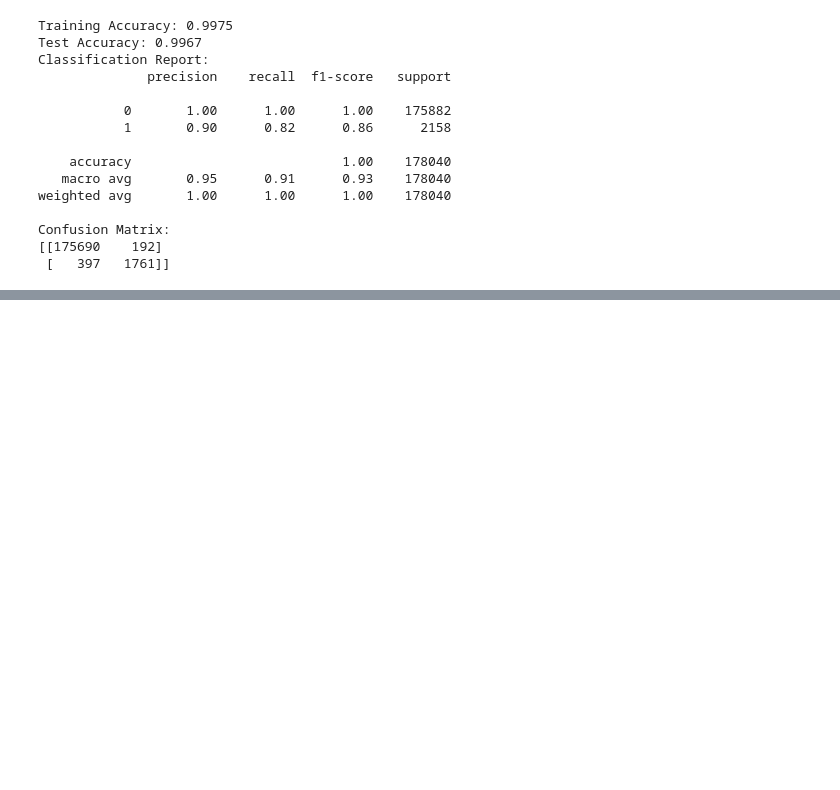
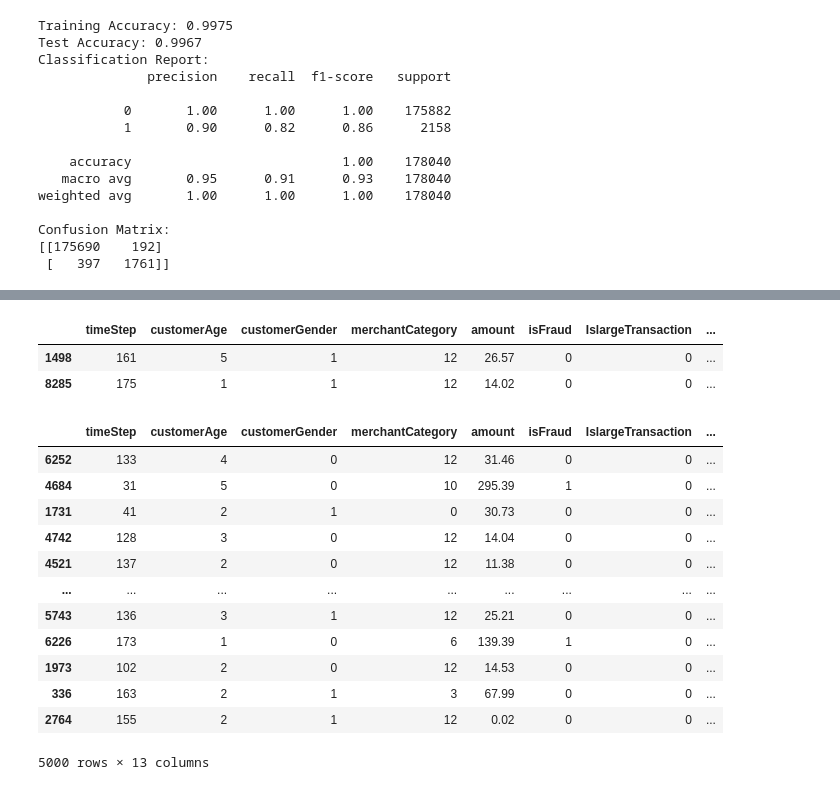
Before and after one commit to 21062872/fraud-detection-rag, a Jupyter notebook: code_files/main.ipynb, the cells around one changed output, grey strips where cells are left out. Cells and saved outputs as stored; diff of their text form; code cells hidden in the pictures; blank space fills up the shorter version.

```diff
--- a/code_files/main.ipynb
+++ b/code_files/main.ipynb
@@ -962,0 +1413,28 @@ Confusion Matrix:
+# %%
+def detect_anomalies(cosine_dissimilarity_matrix, threshold_multiplier=2.5):
+    """
+    Detects anomalies in a cosine dissimilarity matrix based on a calculated threshold.
+
+    Parameters:
+    - cosine_dissimilarity_matrix: np.ndarray
+        A 2D numpy array representing the cosine dissimilarity matrix.
+    - threshold_multiplier: float, optional (default=1.5)
+        Multiplier for the standard deviation to calculate the threshold for anomalies.
+
+    Returns:
+    - threshold: float
+        The calculated threshold for identifying anomalies.
+    - anomaly_indices: tuple of np.ndarray
+        Indices of the anomalies in the dissimilarity matrix.
+    """
+    # Calculate mean and standard deviation of the dissimilarity matrix
+    mean_dissimilarity = np.mean(cosine_dissimilarity_matrix)
+    std_dissimilarity = np.std(cosine_dissimilarity_matrix)
+
+    # Compute the threshold for anomalies
+    threshold = mean_dissimilarity + threshold_multiplier * std_dissimilarity
+
+    # Identify indices of the anomalies
+    anomaly_indices = np.where(cosine_dissimilarity_matrix > threshold)
+
+    return threshold, anomaly_indices
@@ -962,0 +1577,5 @@ Confusion Matrix:
+# %%
+df_test_with_anomalies = mark_anomalies_in_df(rag_processed_df, cosine_dissimilarity_matrix)
+
+print("DataFrame with anomalies marked:")
+print(df_test_with_anomalies)
@@ -962,0 +1600,6 @@ Confusion Matrix:
+# %%
+df_test_with_anomalies[df_test_with_anomalies['embedding_cosine_isAnomaly'] == 1]
+# %% [output]
+|  | timeStep | customerAge | customerGender | merchantCategory | amount | isFraud | IslargeTransaction | ... |
+| 1498 | 161 | 5 | 1 | 12 | 26.57 | 0 | 0 | ... |
+| 8285 | 175 | 1 | 1 | 12 | 14.02 | 0 | 0 | ... |
@@ -962,0 +1658,18 @@ Confusion Matrix:
+# %%
+df_test_with_anomalies = detect_and_mark_anomalies(df_test_with_anomalies, normalized_embeddings)
+# %%
+df_test_with_anomalies
+# %% [output]
+|  | timeStep | customerAge | customerGender | merchantCategory | amount | isFraud | IslargeTransaction | ... |
+| 6252 | 133 | 4 | 0 | 12 | 31.46 | 0 | 0 | ... |
+| 4684 | 31 | 5 | 0 | 10 | 295.39 | 1 | 0 | ... |
+| 1731 | 41 | 2 | 1 | 0 | 30.73 | 0 | 0 | ... |
+| 4742 | 128 | 3 | 0 | 12 | 14.04 | 0 | 0 | ... |
+| 4521 | 137 | 2 | 0 | 12 | 11.38 | 0 | 0 | ... |
+| ... | ... | ... | ... | ... | ... | ... | ... | ... |
+| 5743 | 136 | 3 | 1 | 12 | 25.21 | 0 | 0 | ... |
+| 6226 | 173 | 1 | 0 | 6 | 139.39 | 1 | 0 | ... |
+| 1973 | 102 | 2 | 0 | 12 | 14.53 | 0 | 0 | ... |
+| 336 | 163 | 2 | 1 | 3 | 67.99 | 0 | 0 | ... |
+| 2764 | 155 | 2 | 1 | 12 | 0.02 | 0 | 0 | ... |
+5000 rows × 13 columns
```
Also changed, not shown: parts of 67 cells of this notebook.
